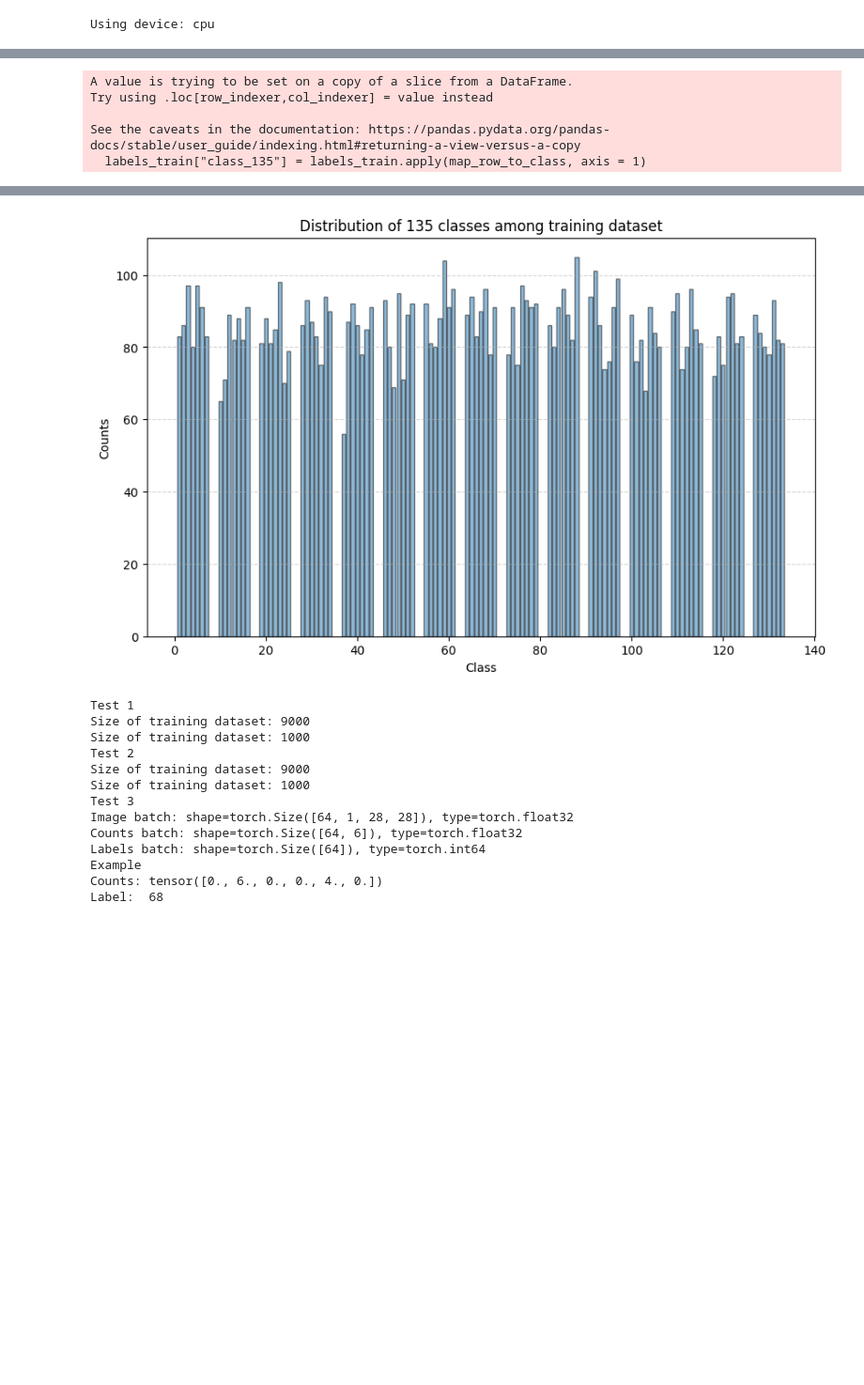
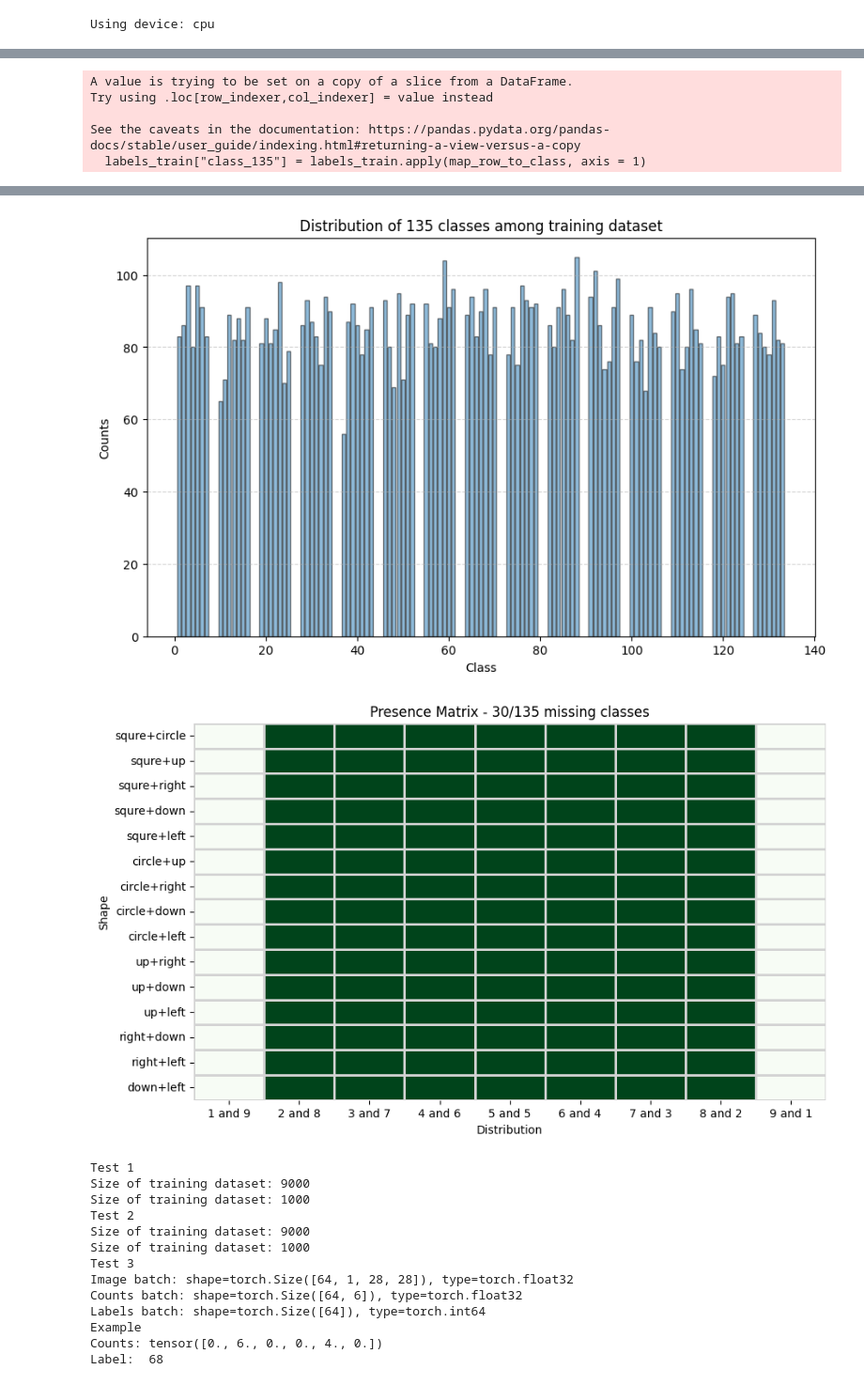
Before and after one commit to MichalSlowakiewicz/Deep-Neural-Network, a Jupyter notebook: hw_1_version_2.ipynb, the cells around one changed output, grey strips where cells are left out. Shown at 94% size. Saved outputs shown, nothing was run; the diff lists cells and outputs as text; code cells hidden in the pictures; blank space fills up the shorter version.

```diff
--- a/hw_1_version_2.ipynb
+++ b/hw_1_version_2.ipynb
@@ -468,39 +468,66 @@ plt.ylabel("Counts")
 plt.grid(axis = "y", linestyle="--", alpha = 0.5)
 plt.savefig("EDA_plot_2.jpg")
 plt.show()
+
+
+# Presence matrix - showing exactly wihich classes are present in dataset
+presence_matrix = np.zeros((15, 9))
+
+# 1 if class is present within datset, 0 otherwise
+present_classes = labels_train['class_135'].unique()
+for class_id in present_classes:
+  index_1 = class_id // 9
+  index_2 = class_id % 9
+  presence_matrix[index_1, index_2] = 1
+
+# preparing labels
+shape_names = ['squre', 'circle', 'up', 'right', 'down', 'left']
+pair_labels = [f"{shape_names[p[0]]}+{shape_names[p[1]]}" for p in pairs]
+number_labels = [f"{i+1}:{9-i}" for i in range(9)]
+
+# Plot 3
+plt.figure(figsize=(10,6))
+sns.heatmap(presence_matrix, annot=False, cmap="Greens", cbar=False, linecolor='lightgray', linewidths=1, xticklabels=number_labels, yticklabels=pair_labels)
+nb_missing_classes = 135 - len(present_classes)
+plt.title((f"Presence Matrix - {nb_missing_classes}/135 missing classes"))
+plt.xlabel("Distribution")
+plt.ylabel("Shape")
+plt.savefig("EDA_plot_3.jpg")
+plt.show()
 # %% [output]
 Shapes counts:
 squares    14923
 circles    15490
 up         14811
 right      15069
 down       15226
 left       14481
 dtype: int64
 [figure]
 A value is trying to be set on a copy of a slice from a DataFrame.
 Try using .loc[row_indexer,col_indexer] = value instead
 
 See the caveats in the documentation: https://pandas.pydata.org/pandas-docs/stable/user_guide/indexing.html#returning-a-view-versus-a-copy
   labels_train["class_135"] = labels_train.apply(map_row_to_class, axis = 1)
 Metrics:
 count    105.000000
 mean      85.714286
 std        8.627677
 min       56.000000
 25%       80.000000
 50%       86.000000
 75%       92.000000
 max      105.000000
 Name: count, dtype: float64
 Most common classes:
 class_135
 ... (10 lines left out)
 103    68
 10     65
 37     56
 Name: count, dtype: int64
 [figure]
+[figure, added]
 # %%
 # Testing part for class GeometricShapesDataset(Dataset)
 
```
Also changed, not shown: parts of 2 cells of this notebook.
